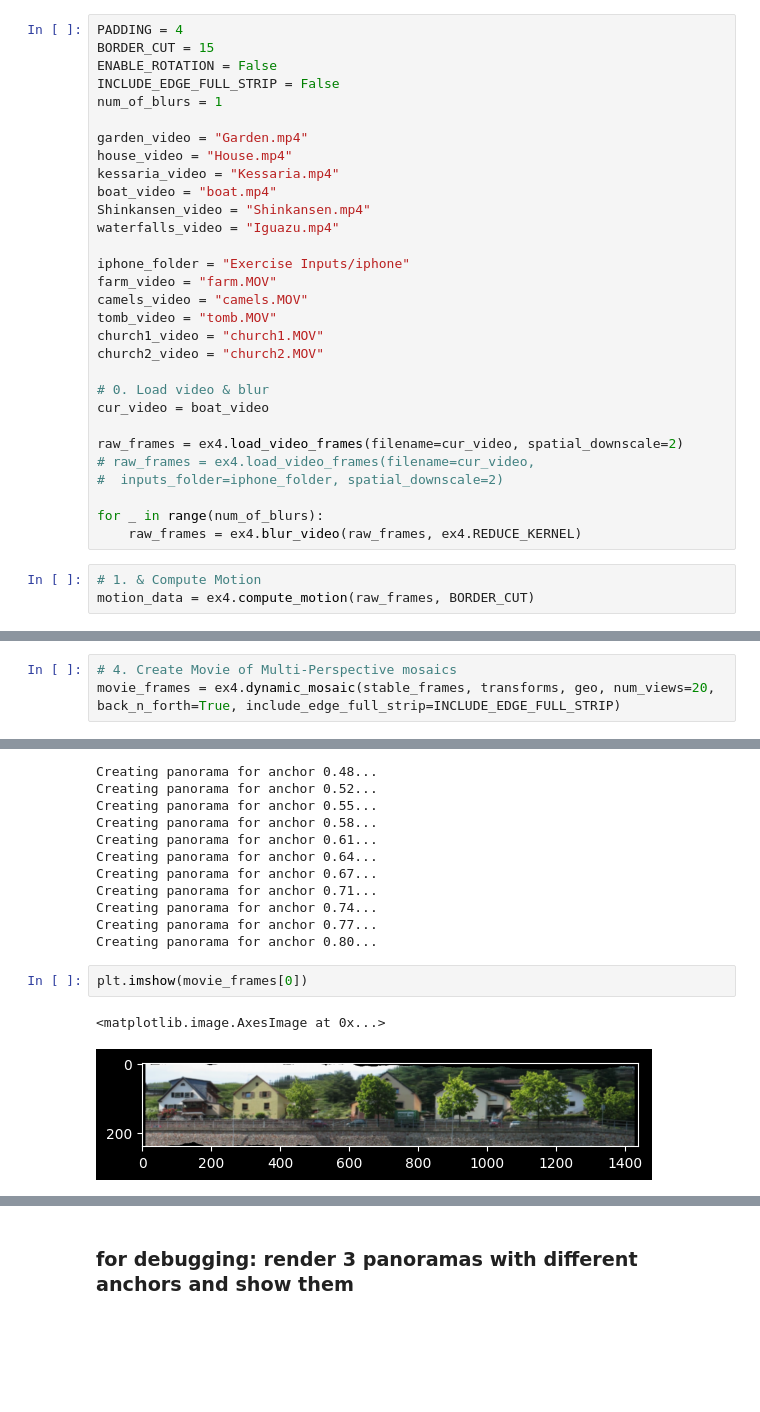
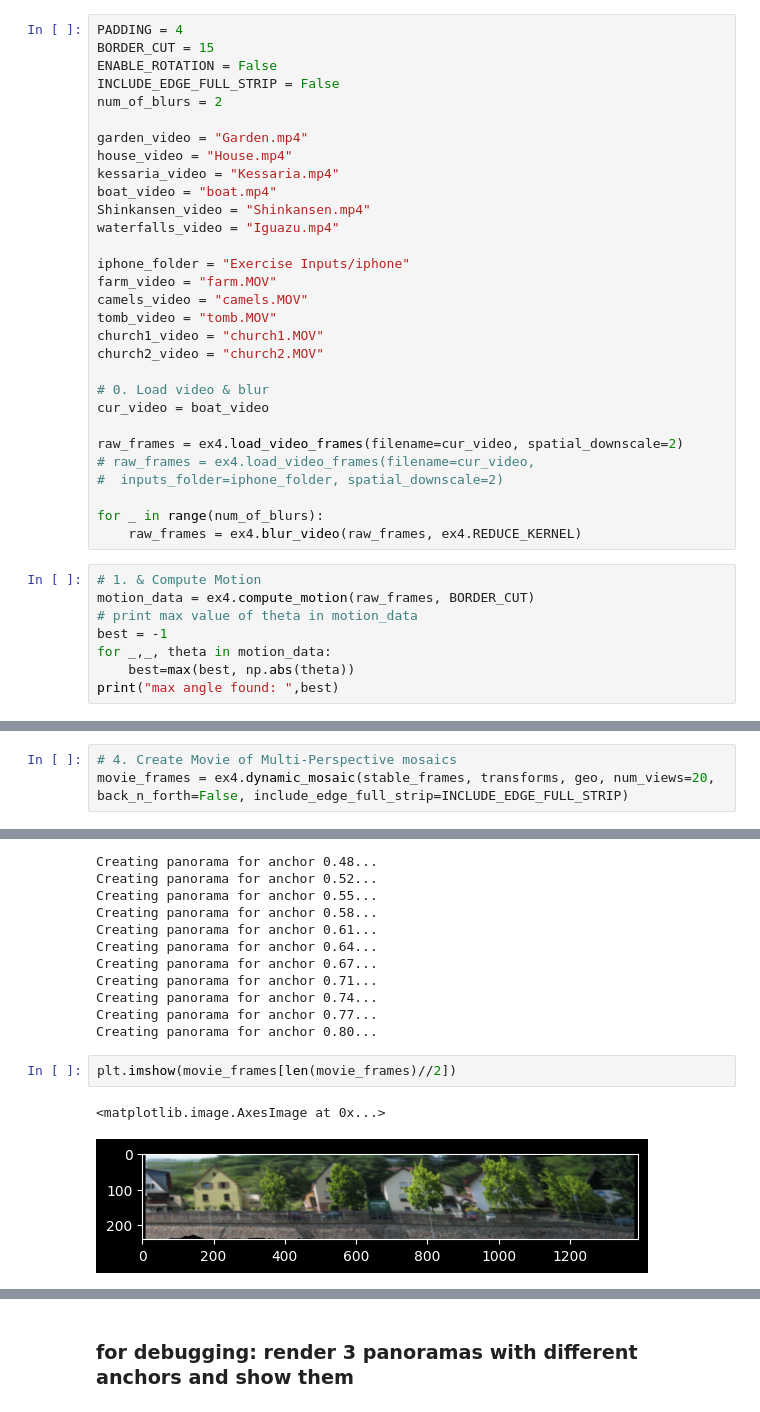
Before and after one commit to ronlevin1/Stereo_Mosaic, a Jupyter notebook: modular_lab.ipynb, the cells around one changed output, grey strips where cells are left out. Cells and saved outputs as stored; diff of their text form; blank space fills up the shorter version.

```diff
--- a/modular_lab.ipynb
+++ b/modular_lab.ipynb
@@ -13,7 +16,7 @@ PADDING = 4
 BORDER_CUT = 15
 ENABLE_ROTATION = False
 INCLUDE_EDGE_FULL_STRIP = False
-num_of_blurs = 1
+num_of_blurs = 2
 
 garden_video = "Garden.mp4"
 house_video = "House.mp4"
@@ -41,3 +44,8 @@ for _ in range(num_of_blurs):
 # %%
 # 1. & Compute Motion
 motion_data = ex4.compute_motion(raw_frames, BORDER_CUT)
+# print max value of theta in motion_data
+best = -1
+for _,_, theta in motion_data:
+    best=max(best, np.abs(theta))
+print("max angle found: ",best)
@@ -62,6 +80,6 @@ geo = ex4.compute_canvas_geometry(transforms, raw_frames.shape[1],
 # %%
 # 4. Create Movie of Multi-Perspective mosaics
-movie_frames = ex4.dynamic_mosaic(stable_frames, transforms, geo, num_views=20, back_n_forth=True, include_edge_full_strip=INCLUDE_EDGE_FULL_STRIP)
+movie_frames = ex4.dynamic_mosaic(stable_frames, transforms, geo, num_views=20, back_n_forth=False, include_edge_full_strip=INCLUDE_EDGE_FULL_STRIP)
 # %% [output]
 Creating panorama for anchor 0.20...
 Creating panorama for anchor 0.23...
@@ -84,10 +102,10 @@ Creating panorama for anchor 0.74...
 Creating panorama for anchor 0.77...
 Creating panorama for anchor 0.80...
 # %%
-plt.imshow(movie_frames[0])
+plt.imshow(movie_frames[len(movie_frames)//2])
 # %% [output]
 <matplotlib.image.AxesImage at 0x...>
-[figure, old version]
+[figure, new version]
 # %%
 import imageio
 
```
Also changed, not shown: parts of 13 cells of this notebook, 5 other files.
